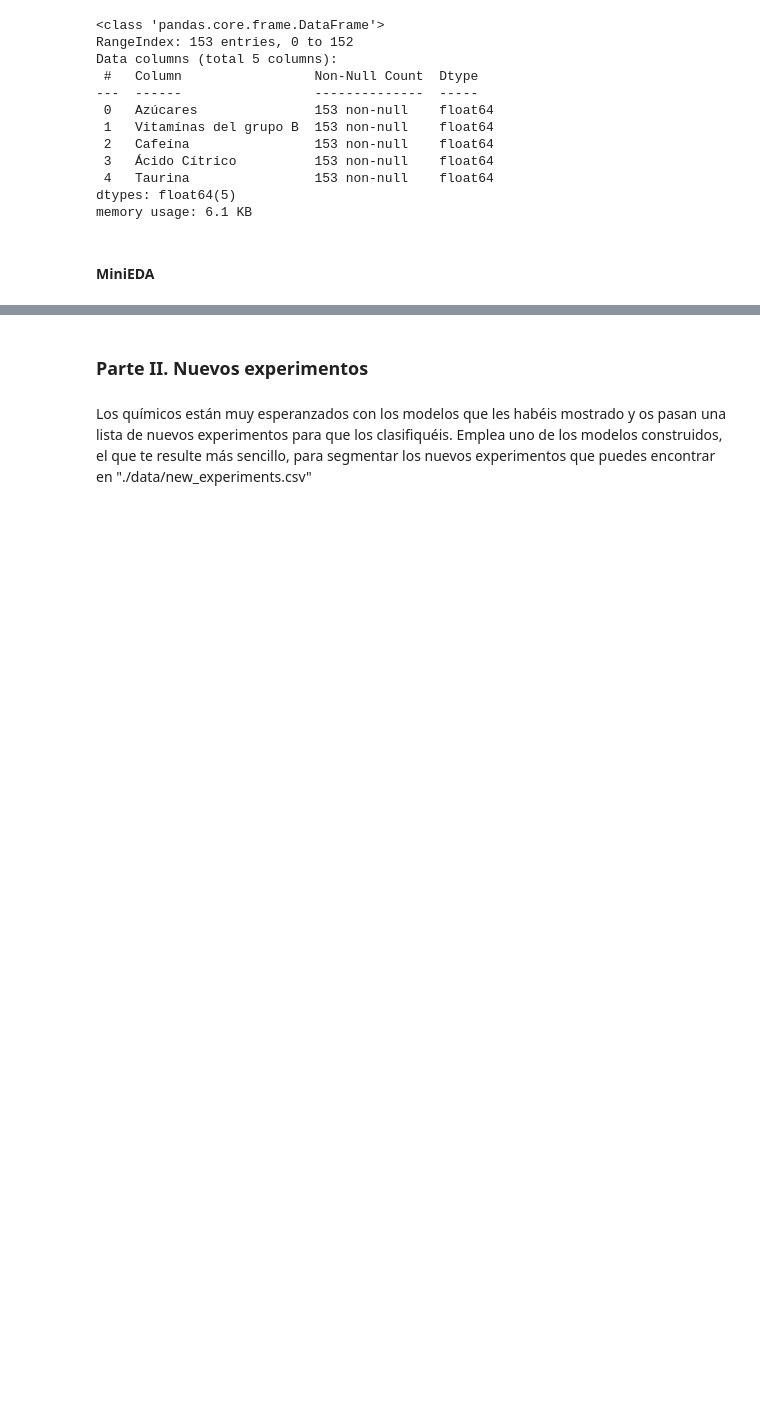
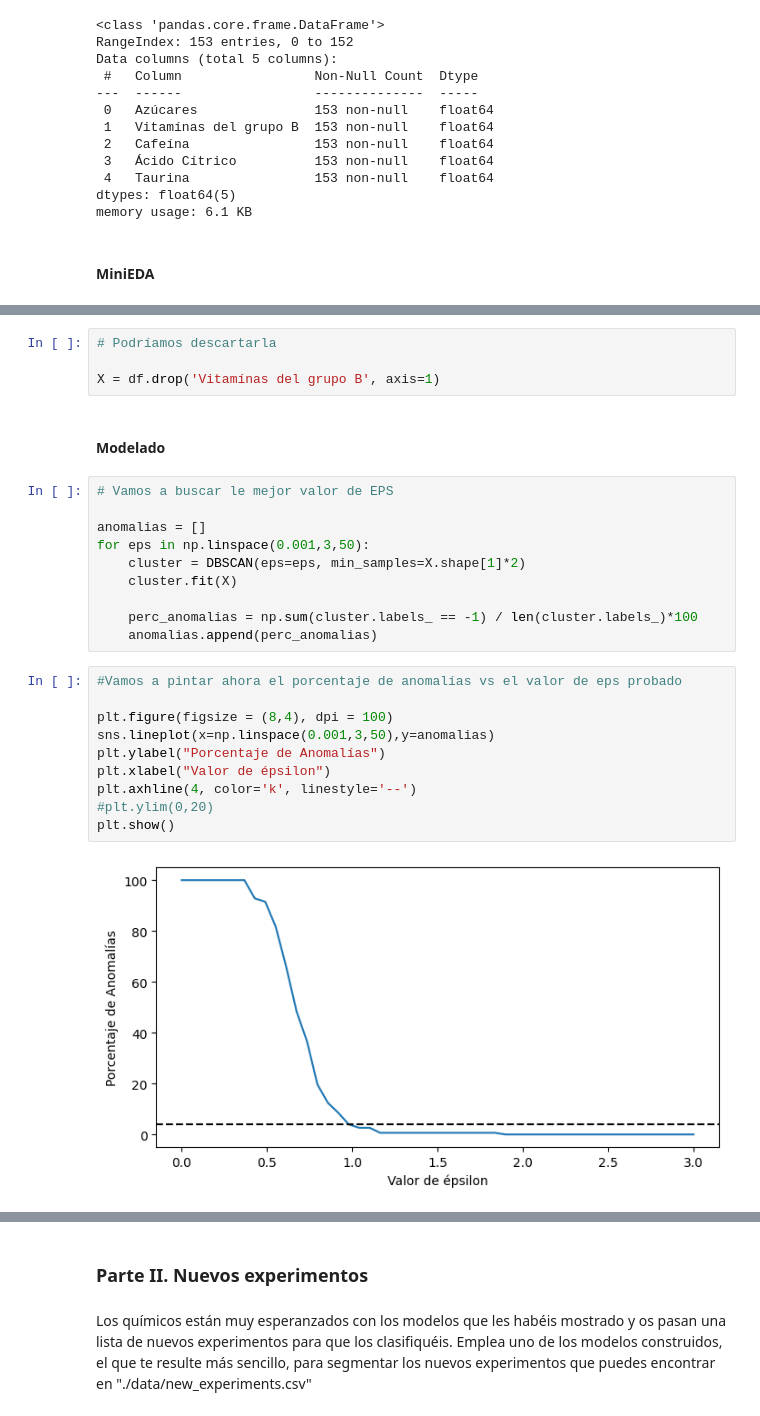
Before and after one commit to vrieraj/ONLINE_DS_THEBRIDGE_Ejercicios, a Jupyter notebook: 04_Machine_Learning/Sprint_13/Unidad_02/Practica_Obligatoria/18_Practica_Obligatoria_Clustering_II.ipynb, the cells around one changed output, grey strips where cells are left out. Drawn from its saved outputs; the diff is of its cells as text; blank space fills up the shorter version.

```diff
--- a/04_Machine_Learning/Sprint_13/Unidad_02/Practica_Obligatoria/18_Practica_Obligatoria_Clustering_II.ipynb
+++ b/04_Machine_Learning/Sprint_13/Unidad_02/Practica_Obligatoria/18_Practica_Obligatoria_Clustering_II.ipynb
@@ -89,0 +108,28 @@ df.hist(figsize=(10,10));
+# %%
+# Podríamos descartarla
+
+X = df.drop('Vitamínas del grupo B', axis=1)
+# %% [markdown]
+#### Modelado
+# %%
+# Vamos a buscar le mejor valor de EPS
+
+anomalias = []
+for eps in np.linspace(0.001,3,50):
+    cluster = DBSCAN(eps=eps, min_samples=X.shape[1]*2)
+    cluster.fit(X)
+
+    perc_anomalias = np.sum(cluster.labels_ == -1) / len(cluster.labels_)*100
+    anomalias.append(perc_anomalias)
+# %%
+#Vamos a pintar ahora el porcentaje de anomalías vs el valor de eps probado
+
+plt.figure(figsize = (8,4), dpi = 100)
+sns.lineplot(x=np.linspace(0.001,3,50),y=anomalias)
+plt.ylabel("Porcentaje de Anomalías")
+plt.xlabel("Valor de épsilon")
+plt.axhline(4, color='k', linestyle='--')
+#plt.ylim(0,20)
+plt.show()
+# %% [output]
+[figure, added]
```
Also changed, not shown: parts of 7 cells of this notebook.
